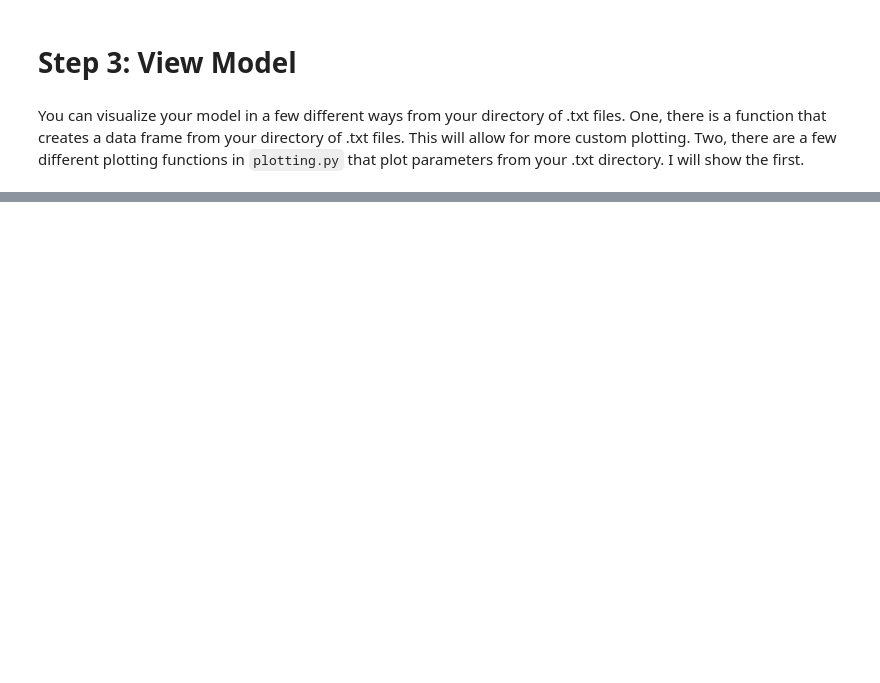
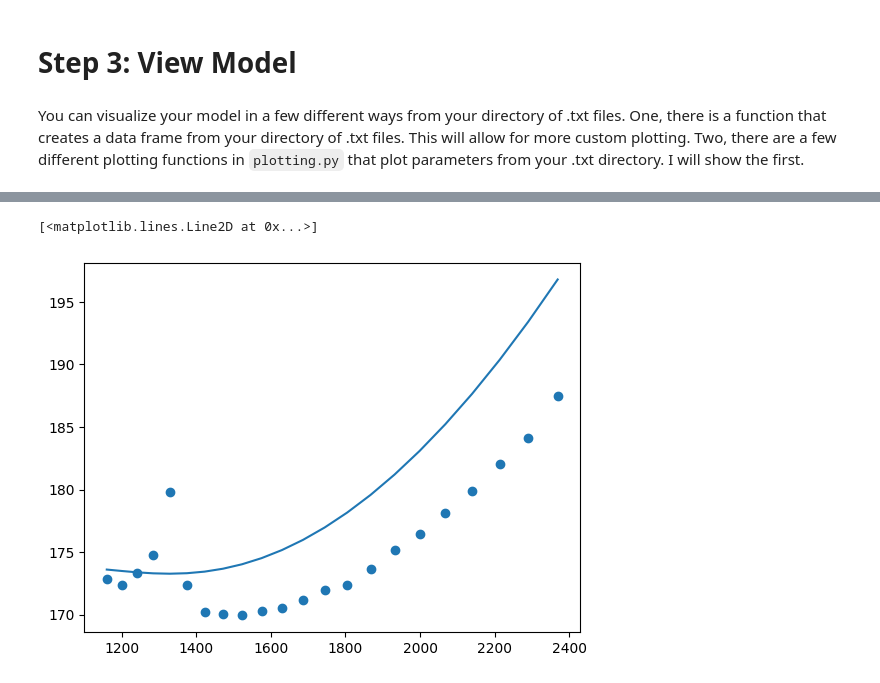
Before and after one commit to UCSB-Exoplanet-Polarimetry-Lab/pyPolCal, a Jupyter notebook: pyPolCal/tutorial_notebooks/CHARIS_fitting_tutorial/2_fit_by_wavelength.ipynb, the cells around one changed output, grey strips where cells are left out. Drawn from its saved outputs; the diff is of its cells as text; code cells hidden in the pictures; blank space fills up the shorter version.

```diff
--- a/pyPolCal/tutorial_notebooks/CHARIS_fitting_tutorial/2_fit_by_wavelength.ipynb
+++ b/pyPolCal/tutorial_notebooks/CHARIS_fitting_tutorial/2_fit_by_wavelength.ipynb
@@ -288,0 +289,9 @@ Text(0, 0.5, 'IMR Circular Retardance (degrees)')
+# %%
+from pyMuellerMat.physical_models.charis_physical_models import HWP_retardance
+hwp_phi = np.rad2deg(df['hwp_phi'])
+fig, ax = plt.subplots()
+ax.scatter(wavelength_bins, hwp_phi)
+ax.plot(wavelength_bins, np.rad2deg(HWP_retardance(w_SiO2= 1.798, w_MgF2 = 1.4, wavelengths=wavelength_bins)))
+# %% [output]
+[<matplotlib.lines.Line2D at 0x...>]
+[figure, added]
```
Also changed, not shown: parts of 4 cells of this notebook, 23 other files.
